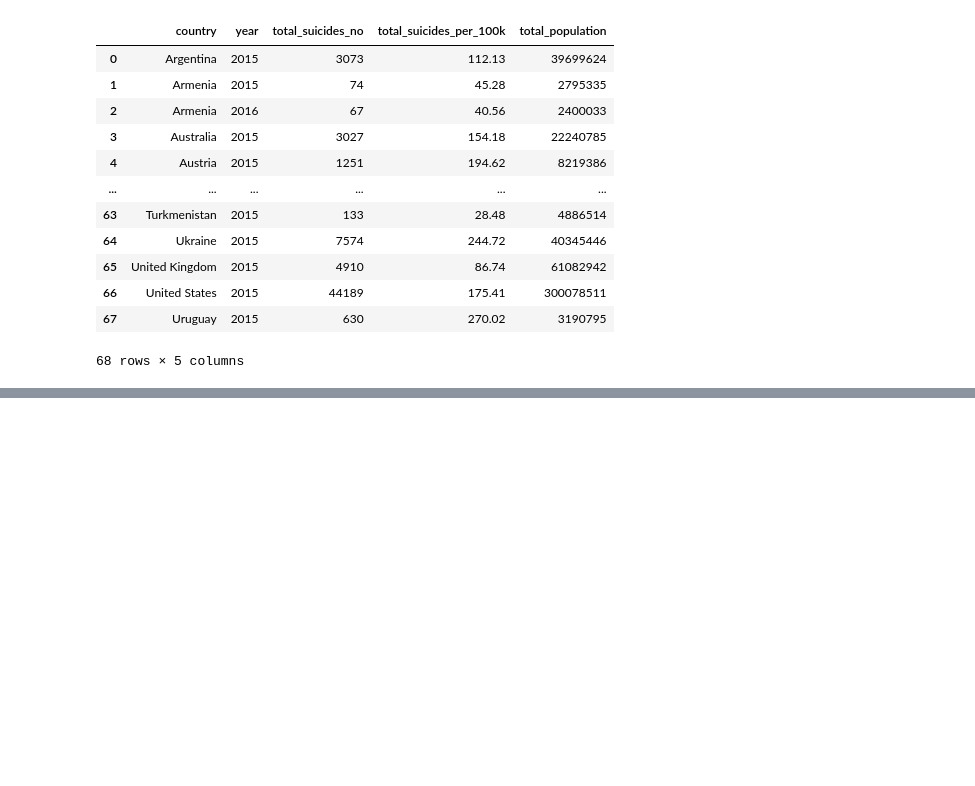
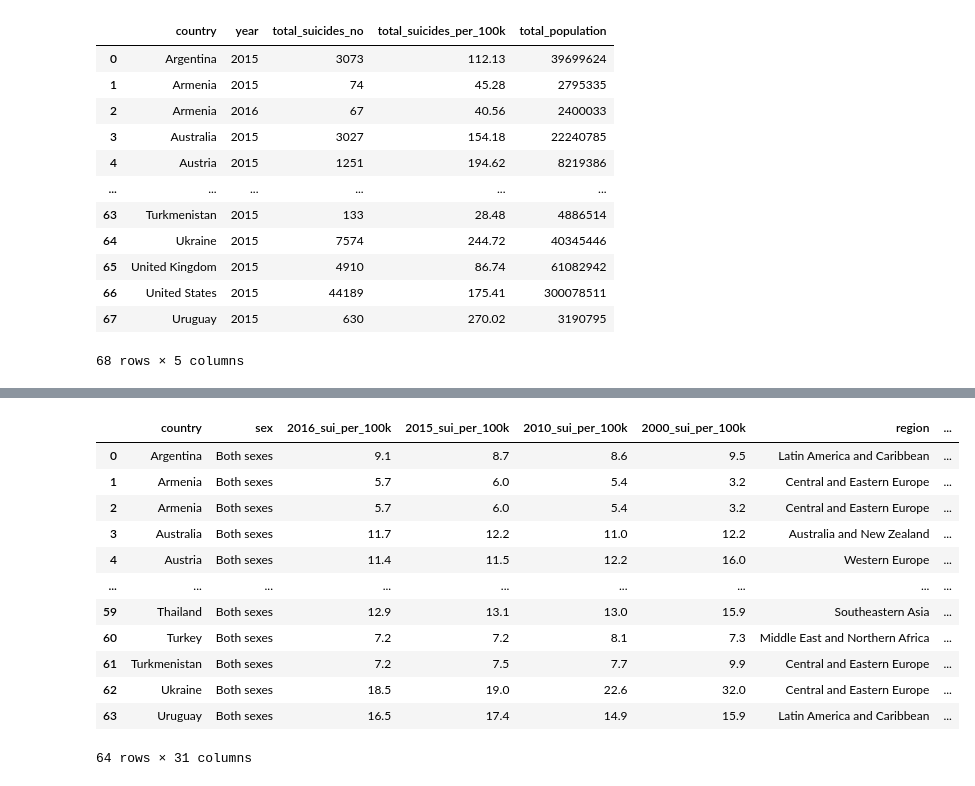
Before and after one commit to lake-walker/project_2, a Jupyter notebook: data_cleaning.ipynb, the cells around one changed output, grey strips where cells are left out. Saved outputs shown, nothing was run; the diff lists cells and outputs as text; code cells hidden in the pictures; blank space fills up the shorter version.

```diff
--- a/data_cleaning.ipynb
+++ b/data_cleaning.ipynb
@@ -93,0 +170,9 @@ country_data.to_csv(f'country_data.csv', index=False)
+# %%
+# merge in population
+country_data = working_data.merge(suicide_data, on = 'country')
+country_data.columns
+
+# drop the old dumpy columns we don't need
+country_data = country_data.drop(columns = {'year','total_suicides_no','total_suicides_per_100k'})
+
+country_data.columns
@@ -93,0 +192,26 @@ country_data.to_csv(f'country_data.csv', index=False)
+# %%
+# Create new columns for total suicides and total gdp
+country_data['2016_total_suicides'] = country_data['2016_sui_per_100k'] * (country_data['total_population']/100000)
+country_data['2015_total_suicides'] = country_data['2015_sui_per_100k'] * (country_data['total_population']/100000)
+# country_data['2010_total_suicides'] = country_data['2010_sui_per_100k'] * (country_data['total_population']/100000)
+# country_data['2000_total_suicides'] = country_data['2000_sui_per_100k'] * (country_data['total_population']/100000)
+country_data
+
+# do the same but for gdp
+country_data['economy_gdp_2016'] = country_data['economy_gdp_per_capita_2016'] * (country_data['total_population'])
+country_data['economy_gdp_2015'] = country_data['economy_gdp_per_capita_2015'] * (country_data['total_population'])
+country_data
+# %% [output]
+|  | country | sex | 2016_sui_per_100k | 2015_sui_per_100k | 2010_sui_per_100k | 2000_sui_per_100k | region | ... |
+| 0 | Argentina | Both sexes | 9.1 | 8.7 | 8.6 | 9.5 | Latin America and Caribbean | ... |
+| 1 | Armenia | Both sexes | 5.7 | 6.0 | 5.4 | 3.2 | Central and Eastern Europe | ... |
+| 2 | Armenia | Both sexes | 5.7 | 6.0 | 5.4 | 3.2 | Central and Eastern Europe | ... |
+| 3 | Australia | Both sexes | 11.7 | 12.2 | 11.0 | 12.2 | Australia and New Zealand | ... |
+| 4 | Austria | Both sexes | 11.4 | 11.5 | 12.2 | 16.0 | Western Europe | ... |
+| ... | ... | ... | ... | ... | ... | ... | ... | ... |
+| 59 | Thailand | Both sexes | 12.9 | 13.1 | 13.0 | 15.9 | Southeastern Asia | ... |
+| 60 | Turkey | Both sexes | 7.2 | 7.2 | 8.1 | 7.3 | Middle East and Northern Africa | ... |
+| 61 | Turkmenistan | Both sexes | 7.2 | 7.5 | 7.7 | 9.9 | Central and Eastern Europe | ... |
+| 62 | Ukraine | Both sexes | 18.5 | 19.0 | 22.6 | 32.0 | Central and Eastern Europe | ... |
+| 63 | Uruguay | Both sexes | 16.5 | 17.4 | 14.9 | 15.9 | Latin America and Caribbean | ... |
+64 rows × 31 columns
```
Also changed, not shown: parts of 11 cells of this notebook, 6 other files.
